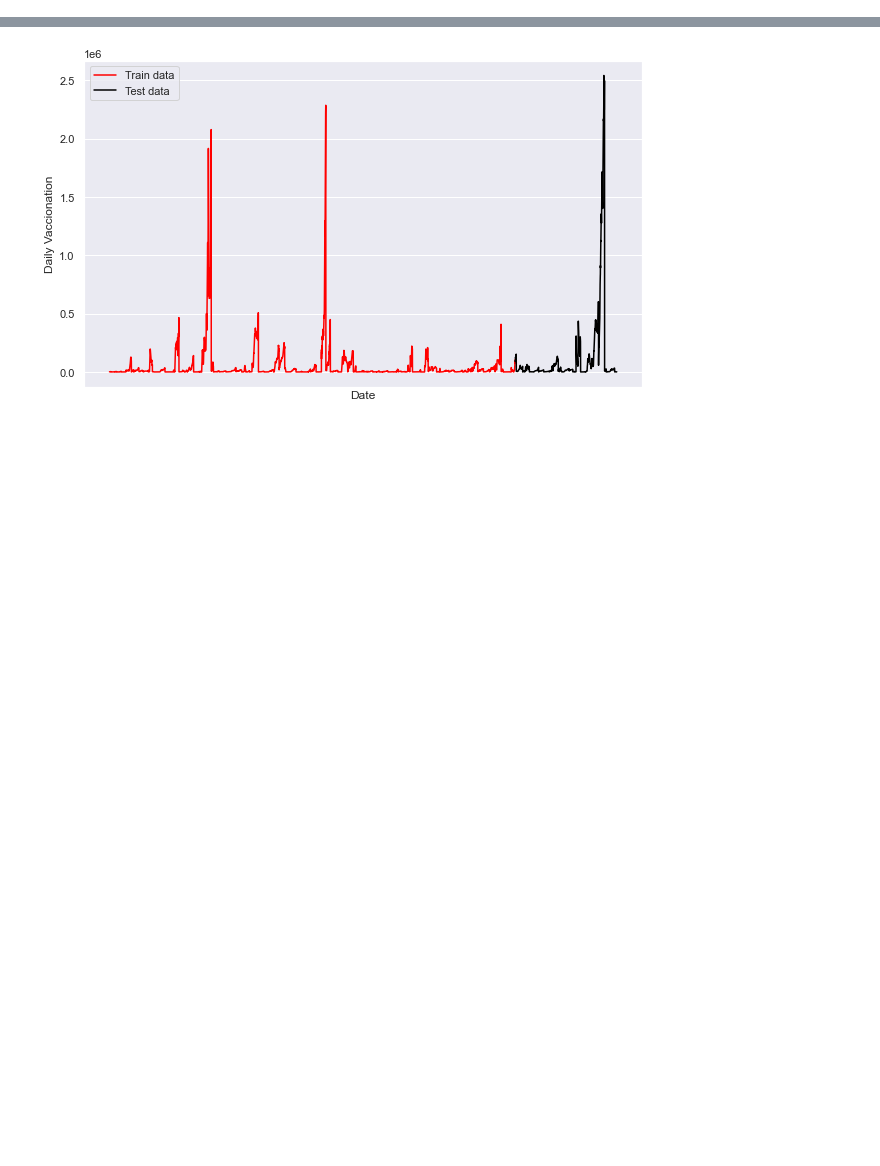
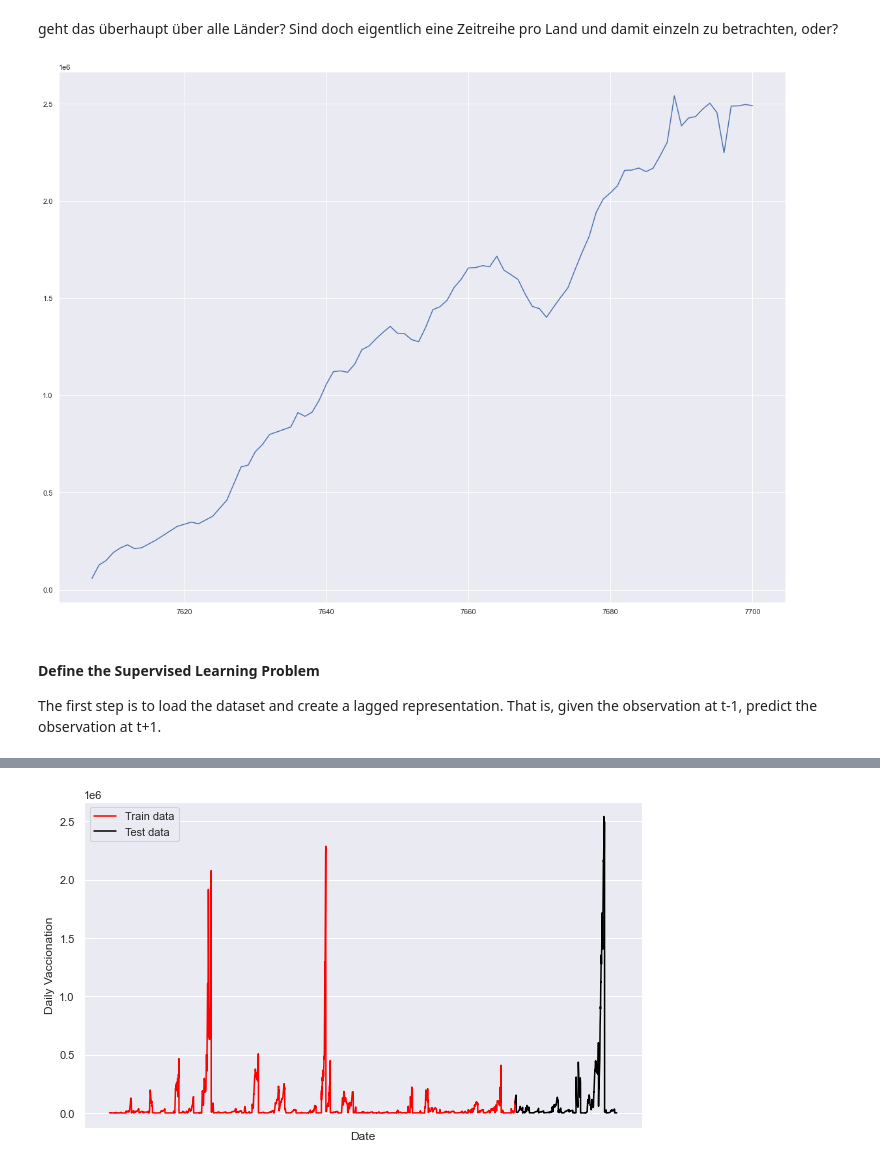
Before and after one commit to BiBa-01/Capstone_Covid, a Jupyter notebook: 10042021_Modelling_Birte.ipynb, the cells around one changed output, grey strips where cells are left out. Saved outputs shown, nothing was run; the diff lists cells and outputs as text; code cells hidden in the pictures; blank space fills up the shorter version.

```diff
--- a/10042021_Modelling_Birte.ipynb
+++ b/10042021_Modelling_Birte.ipynb
@@ -63,0 +149,17 @@ df_time_m = pd.read_csv('timeseriesformodel.csv')
+# %% [markdown]
+geht das überhaupt über alle Länder? Sind doch eigentlich eine Zeitreihe pro Land und damit einzeln zu betrachten, oder?
+# %%
+#Baseline model for United states data only:
+baseline_us = df_time_m[df_time_m.country == 'United States']
+baseline_us = baseline_us[['date', 'daily_vaccinations']]
+baseline_us.head()
+
+
+#plt.plot(baseline_us['daily_vaccinations'])
+#plt.show();
+# %% [output]
+[figure, added]
+# %% [markdown]
+#### Define the Supervised Learning Problem
+
+The first step is to load the dataset and create a lagged representation. That is, given the observation at t-1, predict the observation at t+1.
```
Also changed, not shown: parts of 26 cells of this notebook.
